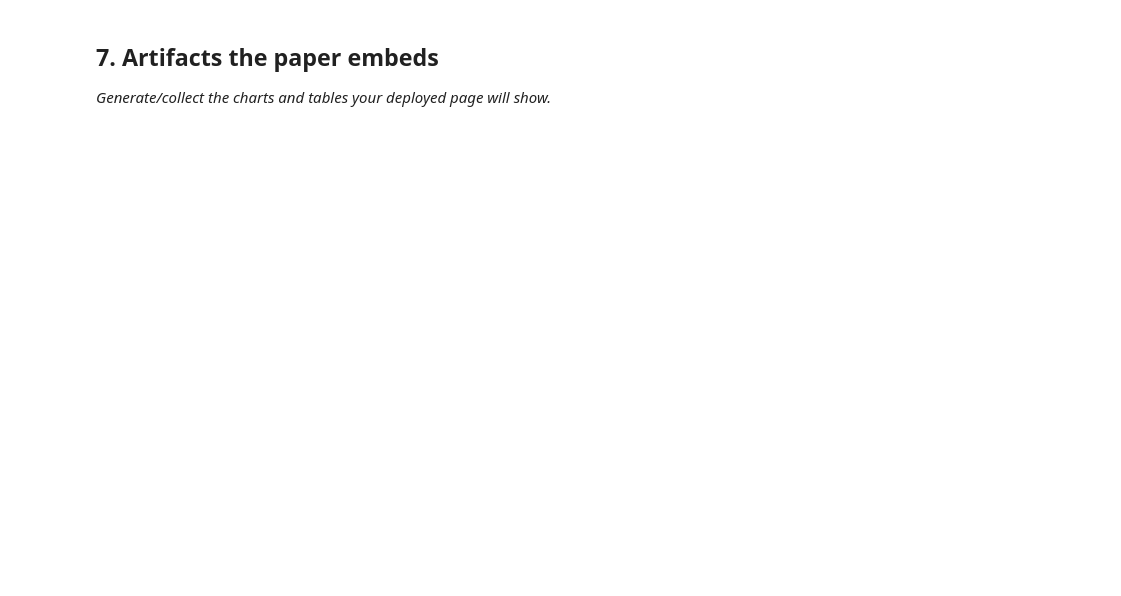
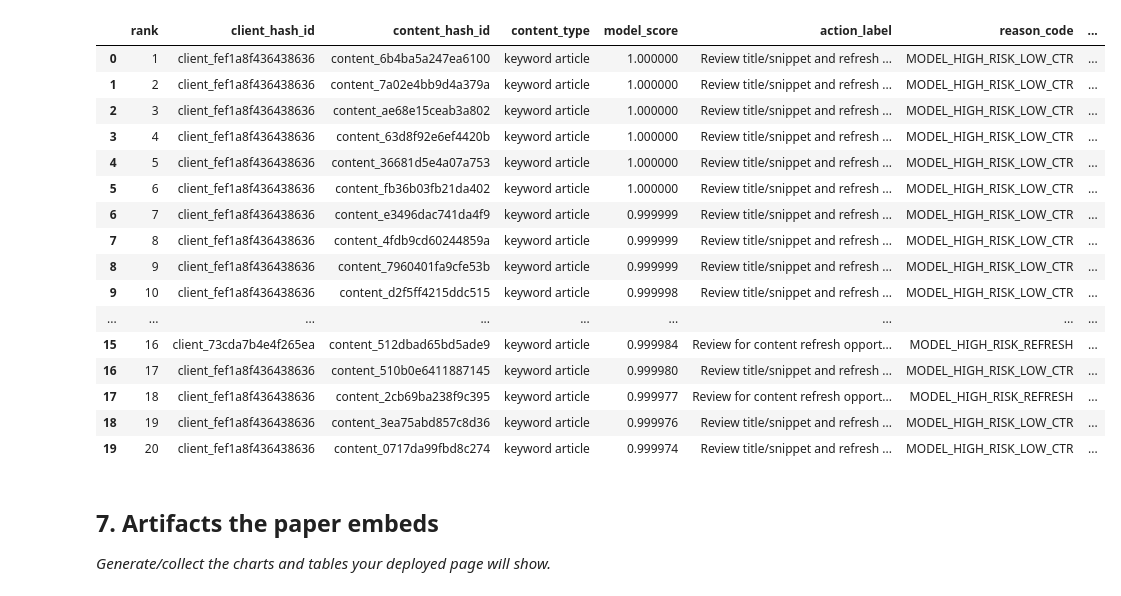
Before and after one commit to TahaShan16/flyrank-ml-internship, a Jupyter notebook: work/notebooks/capstone.ipynb, the cells around one changed output. Drawn from its saved outputs; the diff is of its cells as text; code cells hidden in the pictures; blank space fills up the shorter version.

```diff
--- a/work/notebooks/capstone.ipynb
+++ b/work/notebooks/capstone.ipynb
@@ -33,3 +310,60 @@ This skeleton is yours to fill. Work the sections **in order** — each one has
+# %%
+best_model_name = results_df.iloc[0]["model"]
+best_model = trained_models[best_model_name]
+
+recommendation_df = test_rows.copy()
+recommendation_df["model_score"] = best_model.predict_proba(X_test)[:, 1]
+
+recommendation_df["action_label"] = np.where(
+    recommendation_df["ctr_march"] < 1.0,
+    "Review title/snippet and refresh content",
+    "Review for content refresh opportunity"
+)
+
+recommendation_df["reason_code"] = np.where(
+    recommendation_df["ctr_march"] < 1.0,
+    "MODEL_HIGH_RISK_LOW_CTR",
+    "MODEL_HIGH_RISK_REFRESH"
+)
+
+recommendation_df = recommendation_df.sort_values("model_score", ascending=False).reset_index(drop=True)
+recommendation_df["rank"] = np.arange(1, len(recommendation_df) + 1)
+
+recommendation_cols = [
+    "rank",
+    "client_hash_id",
+    "content_hash_id",
+    "content_type",
+    "model_score",
+    "action_label",
+    "reason_code",
+    "impressions_march",
+    "clicks_march",
+    "ctr_march",
+    "avg_position_march",
+    "days_since_last_touch",
+    "needs_review_proxy",
+]
+
+recommendation_df[recommendation_cols].head(20)
+# %% [output]
+|  | rank | client_hash_id | content_hash_id | content_type | model_score | action_label | reason_code | ... |
+| 0 | 1 | client_fef1a8f436438636 | content_6b4ba5a247ea6100 | keyword article | 1.000000 | Review title/snippet and refresh ... | MODEL_HIGH_RISK_LOW_CTR | ... |
+| 1 | 2 | client_fef1a8f436438636 | content_7a02e4bb9d4a379a | keyword article | 1.000000 | Review title/snippet and refresh ... | MODEL_HIGH_RISK_LOW_CTR | ... |
+| 2 | 3 | client_fef1a8f436438636 | content_ae68e15ceab3a802 | keyword article | 1.000000 | Review title/snippet and refresh ... | MODEL_HIGH_RISK_LOW_CTR | ... |
+| 3 | 4 | client_fef1a8f436438636 | content_63d8f92e6ef4420b | keyword article | 1.000000 | Review title/snippet and refresh ... | MODEL_HIGH_RISK_LOW_CTR | ... |
+| 4 | 5 | client_fef1a8f436438636 | content_36681d5e4a07a753 | keyword article | 1.000000 | Review title/snippet and refresh ... | MODEL_HIGH_RISK_LOW_CTR | ... |
+| 5 | 6 | client_fef1a8f436438636 | content_fb36b03fb21da402 | keyword article | 1.000000 | Review title/snippet and refresh ... | MODEL_HIGH_RISK_LOW_CTR | ... |
+| 6 | 7 | client_fef1a8f436438636 | content_e3496dac741da4f9 | keyword article | 0.999999 | Review title/snippet and refresh ... | MODEL_HIGH_RISK_LOW_CTR | ... |
+| 7 | 8 | client_fef1a8f436438636 | content_4fdb9cd60244859a | keyword article | 0.999999 | Review title/snippet and refresh ... | MODEL_HIGH_RISK_LOW_CTR | ... |
+| 8 | 9 | client_fef1a8f436438636 | content_7960401fa9cfe53b | keyword article | 0.999999 | Review title/snippet and refresh ... | MODEL_HIGH_RISK_LOW_CTR | ... |
+| 9 | 10 | client_fef1a8f436438636 | content_d2f5ff4215ddc515 | keyword article | 0.999998 | Review title/snippet and refresh ... | MODEL_HIGH_RISK_LOW_CTR | ... |
+| ... | ... | ... | ... | ... | ... | ... | ... | ... |
+| 15 | 16 | client_73cda7b4e4f265ea | content_512dbad65bd5ade9 | keyword article | 0.999984 | Review for content refresh opport... | MODEL_HIGH_RISK_REFRESH | ... |
+| 16 | 17 | client_fef1a8f436438636 | content_510b0e6411887145 | keyword article | 0.999980 | Review title/snippet and refresh ... | MODEL_HIGH_RISK_LOW_CTR | ... |
+| 17 | 18 | client_fef1a8f436438636 | content_2cb69ba238f9c395 | keyword article | 0.999977 | Review for content refresh opport... | MODEL_HIGH_RISK_REFRESH | ... |
+| 18 | 19 | client_fef1a8f436438636 | content_3ea75abd857c8d36 | keyword article | 0.999976 | Review title/snippet and refresh ... | MODEL_HIGH_RISK_LOW_CTR | ... |
+| 19 | 20 | client_fef1a8f436438636 | content_0717da99fbd8c274 | keyword article | 0.999974 | Review title/snippet and refresh ... | MODEL_HIGH_RISK_LOW_CTR | ... |
 # %% [markdown]
 ## 7. Artifacts the paper embeds
 
```
Also changed, not shown: parts of 21 cells of this notebook.
